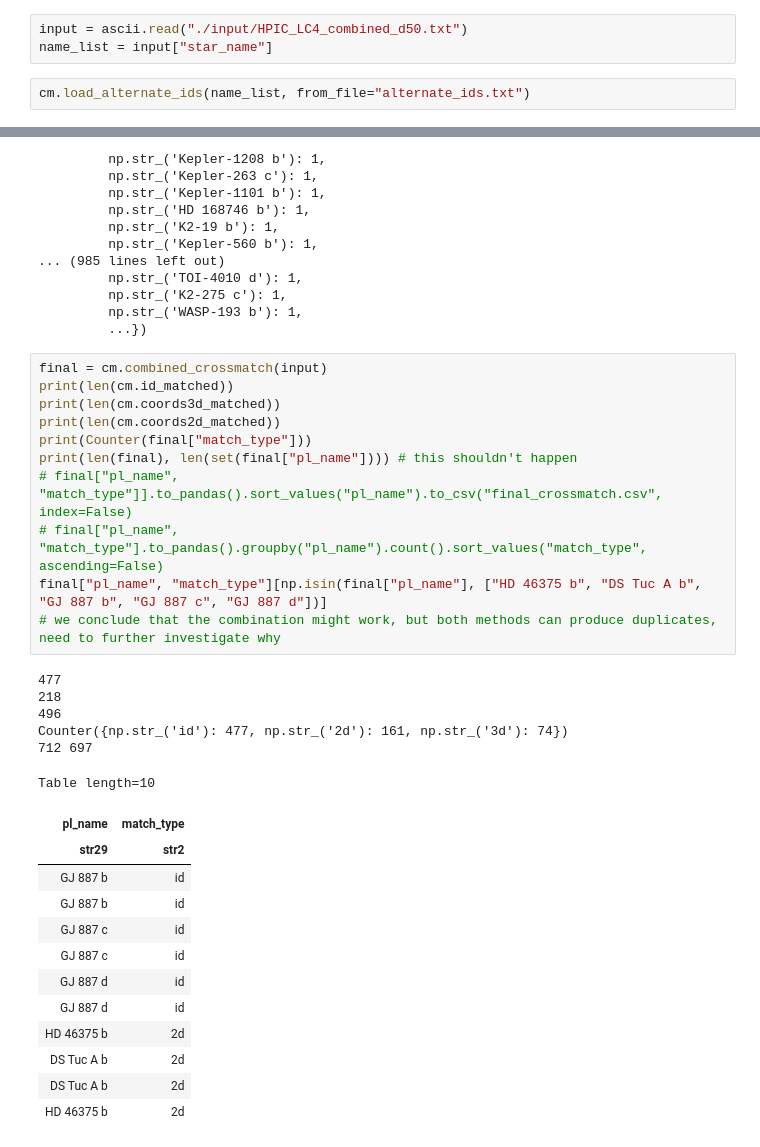
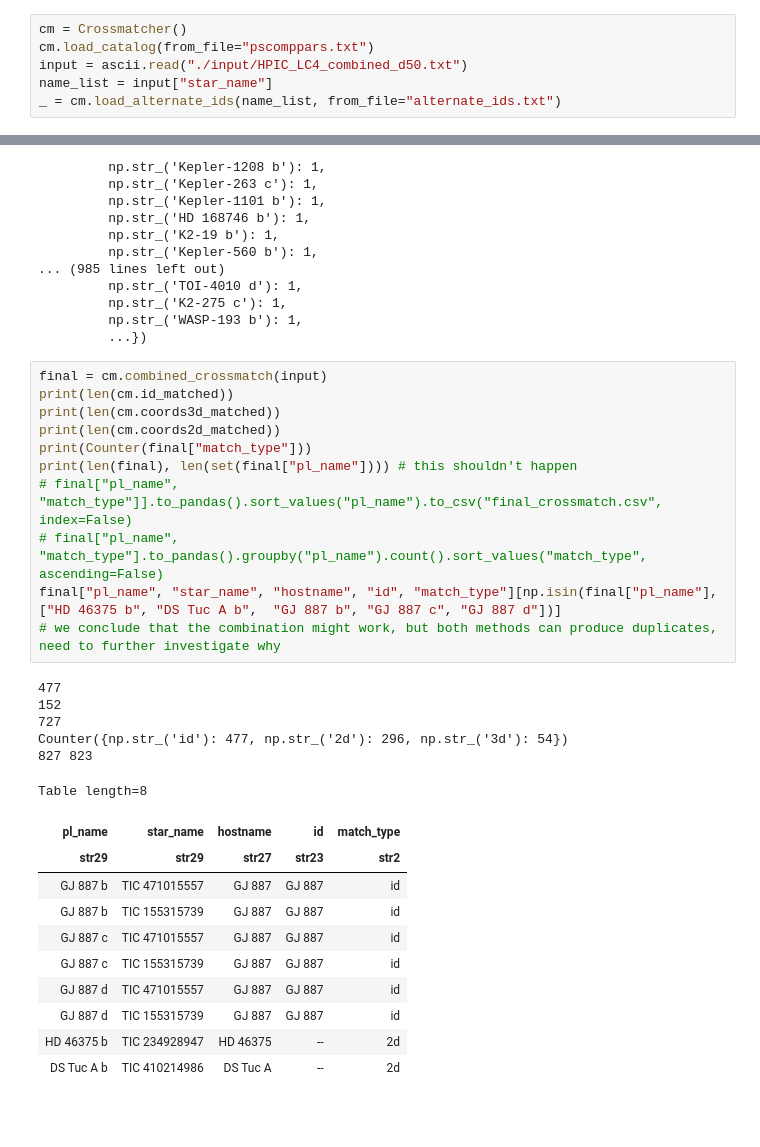
Before and after one commit to JoshuaDreier/ExoplanetCrossmatcher, a Jupyter notebook: class_testing_sandbox.ipynb, the cells around one changed output, grey strips where cells are left out. Saved outputs shown, nothing was run; the diff lists cells and outputs as text; blank space fills up the shorter version.

```diff
--- a/class_testing_sandbox.ipynb
+++ b/class_testing_sandbox.ipynb
@@ -44,5 +23,6 @@ float64      str29     ...   int64
 # %%
+cm = Crossmatcher()
+cm.load_catalog(from_file="pscomppars.txt")
 input = ascii.read("./input/HPIC_LC4_combined_d50.txt")
 name_list = input["star_name"]
+_ = cm.load_alternate_ids(name_list, from_file="alternate_ids.txt")
-# %%
-cm.load_alternate_ids(name_list, from_file="alternate_ids.txt")
@@ -133,30 +123,28 @@ Counter({np.str_('Kepler-1167 b'): 1,
 # %%
 final = cm.combined_crossmatch(input)
 print(len(cm.id_matched))
 print(len(cm.coords3d_matched))
 print(len(cm.coords2d_matched))
 print(Counter(final["match_type"]))
 print(len(final), len(set(final["pl_name"]))) # this shouldn't happen
 # final["pl_name", "match_type"]].to_pandas().sort_values("pl_name").to_csv("final_crossmatch.csv", index=False)
 # final["pl_name", "match_type"].to_pandas().groupby("pl_name").count().sort_values("match_type", ascending=False)
-final["pl_name", "match_type"][np.isin(final["pl_name"], ["HD 46375 b", "DS Tuc A b",  "GJ 887 b", "GJ 887 c", "GJ 887 d"])]
+final["pl_name", "star_name", "hostname", "id", "match_type"][np.isin(final["pl_name"], ["HD 46375 b", "DS Tuc A b",  "GJ 887 b", "GJ 887 c", "GJ 887 d"])]
 # we conclude that the combination might work, but both methods can produce duplicates, need to further investigate why
 # %% [output]
 477
-218
-496
-Counter({np.str_('id'): 477, np.str_('2d'): 161, np.str_('3d'): 74})
-712 697
+152
+727
+Counter({np.str_('id'): 477, np.str_('2d'): 296, np.str_('3d'): 54})
+827 823
-Table length=10
+Table length=8
-| pl_name | match_type |
-| str29 | str2 |
-| GJ 887 b | id |
-| GJ 887 b | id |
-| GJ 887 c | id |
-| GJ 887 c | id |
-| GJ 887 d | id |
-| GJ 887 d | id |
-| HD 46375 b | 2d |
-| DS Tuc A b | 2d |
-| DS Tuc A b | 2d |
-| HD 46375 b | 2d |
+| pl_name | star_name | hostname | id | match_type |
+| str29 | str29 | str27 | str23 | str2 |
+| GJ 887 b | TIC 471015557 | GJ 887 | GJ 887 | id |
+| GJ 887 b | TIC 155315739 | GJ 887 | GJ 887 | id |
+| GJ 887 c | TIC 471015557 | GJ 887 | GJ 887 | id |
+| GJ 887 c | TIC 155315739 | GJ 887 | GJ 887 | id |
+| GJ 887 d | TIC 471015557 | GJ 887 | GJ 887 | id |
+| GJ 887 d | TIC 155315739 | GJ 887 | GJ 887 | id |
+| HD 46375 b | TIC 234928947 | HD 46375 | -- | 2d |
+| DS Tuc A b | TIC 410214986 | DS Tuc A | -- | 2d |
```
Also changed, not shown: parts of 10 cells of this notebook, 2 other files.
